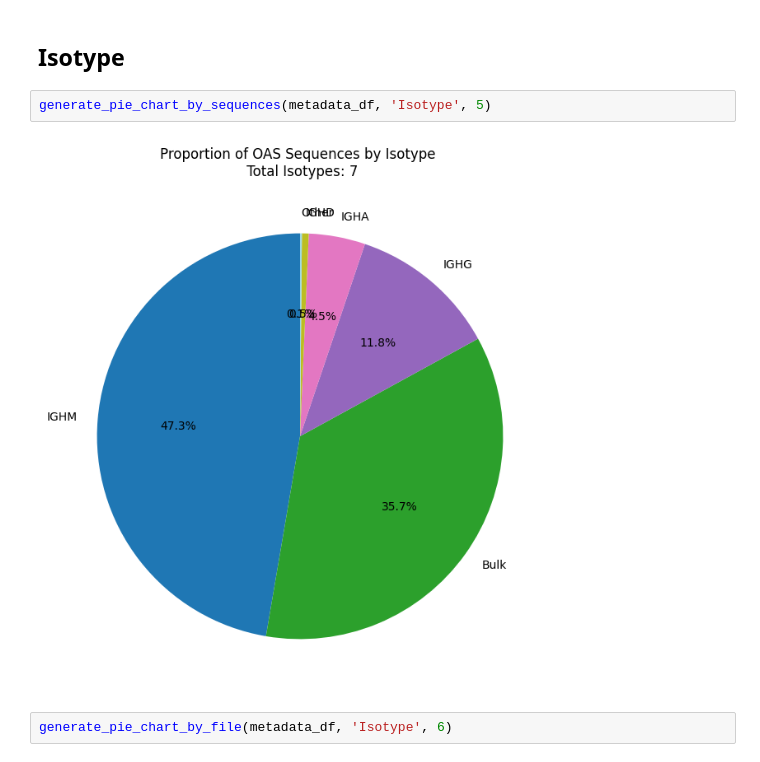
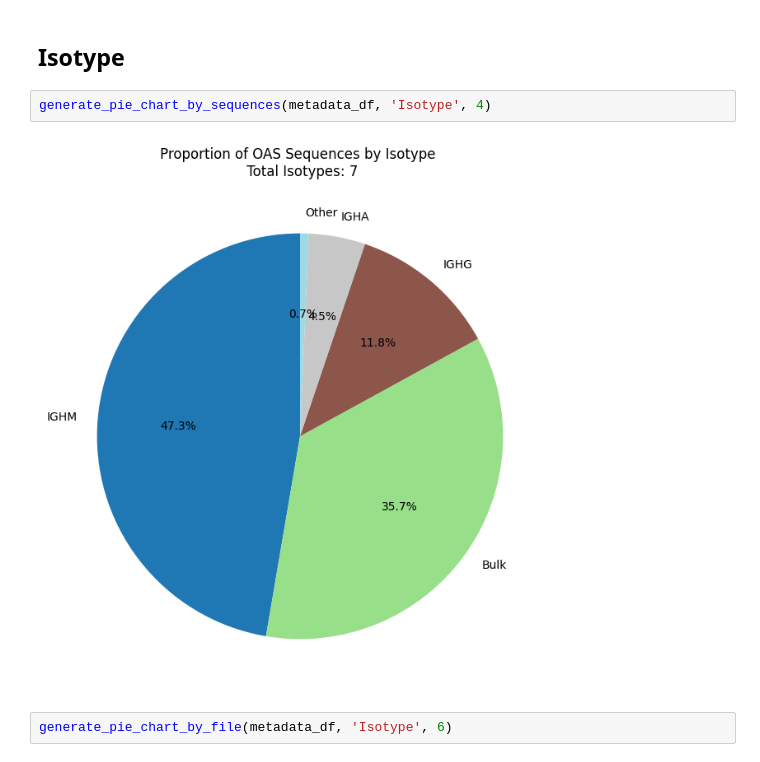
Before and after one commit to cameronhu/AntibodyLineageTree, a Jupyter notebook: analysis/analysis.ipynb, the cells around one changed output. Cells and saved outputs as stored; diff of their text form.

Commit message:
Plotting and OAS stats

```diff
--- a/analysis/analysis.ipynb
+++ b/analysis/analysis.ipynb
@@ -451,9 +451,9 @@ generate_pie_chart_by_file(metadata_df, 'BSource', 6)
 # %% [markdown]
 ## Isotype
 # %%
-generate_pie_chart_by_sequences(metadata_df, 'Isotype', 5)
+generate_pie_chart_by_sequences(metadata_df, 'Isotype', 4)
 # %% [output]
-[figure, old version]
+[figure, new version]
 # %%
 generate_pie_chart_by_file(metadata_df, 'Isotype', 6)
 # %% [output]
```
